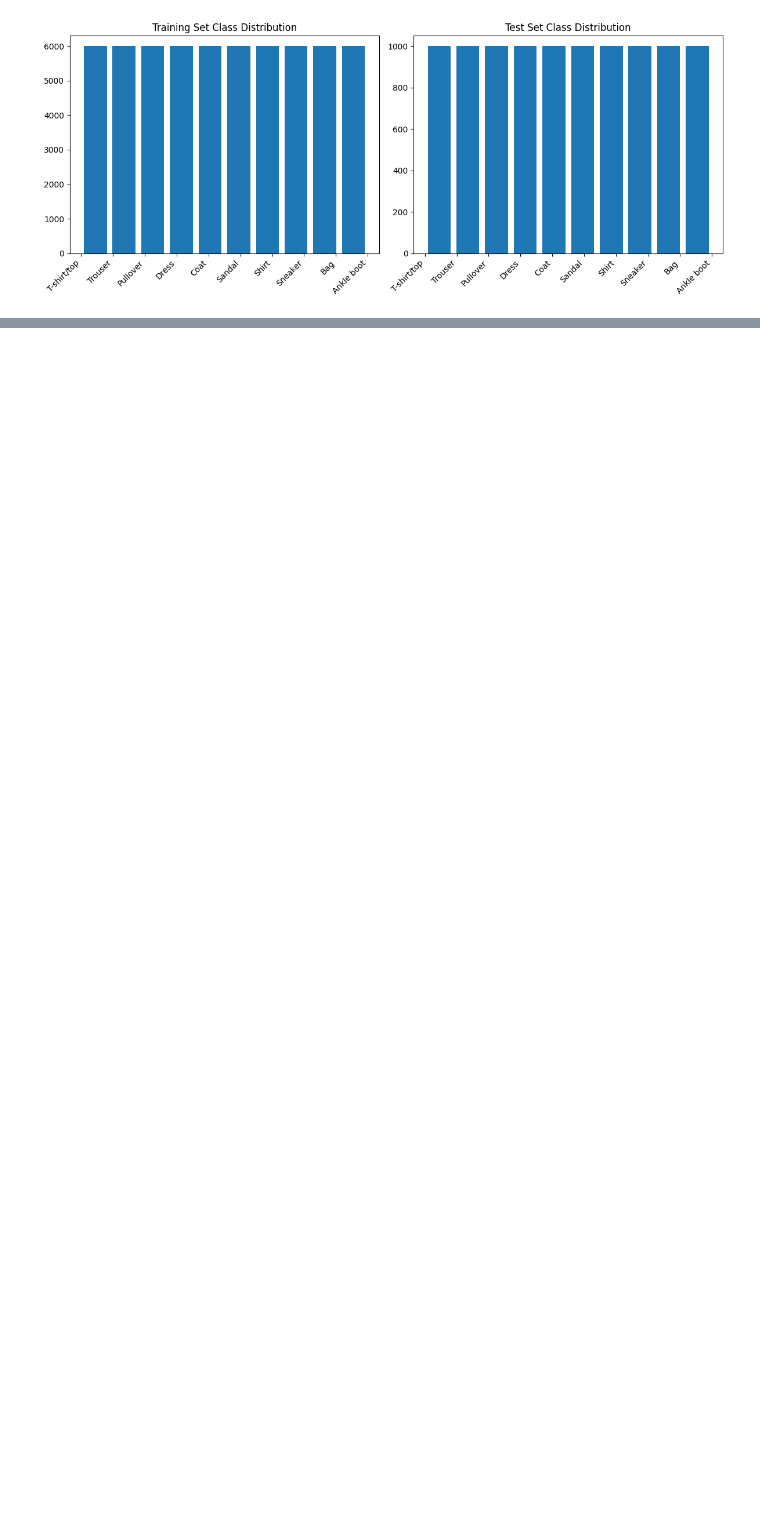
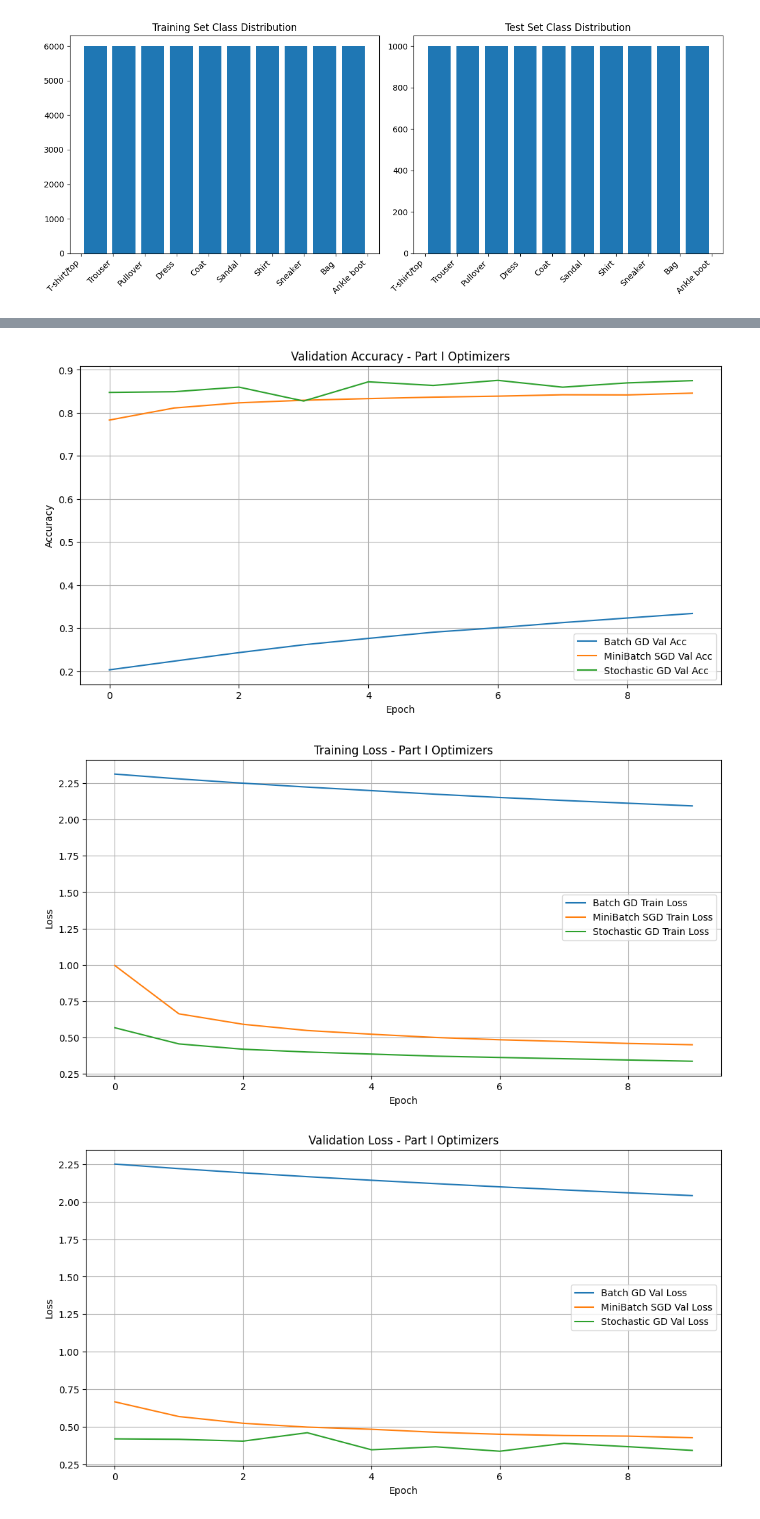
Before and after one commit to ab3lT/deep-learning-optimizer-comparison, a Jupyter notebook: notebook/part-one.ipynb, the cells around one changed output, grey strips where cells are left out. Drawn from its saved outputs; the diff is of its cells as text; code cells hidden in the pictures; blank space fills up the shorter version.

Commit message:
Implement feature X to enhance user experience and optimize performance

```diff
--- a/notebook/part-one.ipynb
+++ b/notebook/part-one.ipynb
@@ -67,7 +67,8 @@ Number of classes: 10
 [figure]
 # %%
 from tensorflow.keras.utils import to_categorical
-y_train_cat, y_test_cat = to_categorical(train_labels), to_categorical(train_labels)
+y_train_cat = to_categorical(y_train)
+y_test_cat = to_categorical(y_test)
 # %%
 # Part-I Optimizers (as callables to avoid reusing instances)
 optimizers = {
@@ -126,0 +128,41 @@ ValueError: Data cardinality is ambiguous. Make sure all arrays contain the same
+# %%
+plt.figure(figsize=(12, 6))
+for name, res in results.items():
+    plt.plot(res['history']['val_accuracy'], label=f"{name} Val Acc")
+plt.title("Validation Accuracy - Part I Optimizers")
+plt.xlabel("Epoch")
+plt.ylabel("Accuracy")
+plt.legend()
+plt.grid(True)
+plt.show()
+
+# Visualization - Training Loss
+plt.figure(figsize=(12, 6))
+for name, res in results.items():
+    plt.plot(res['history']['loss'], label=f"{name} Train Loss")
+plt.title("Training Loss - Part I Optimizers")
+plt.xlabel("Epoch")
+plt.ylabel("Loss")
+plt.legend()
+plt.grid(True)
+plt.show()
+
+# Visualization - Validation Loss
+plt.figure(figsize=(12, 6))
+for name, res in results.items():
+    plt.plot(res['history']['val_loss'], label=f"{name} Val Loss")
+plt.title("Validation Loss - Part I Optimizers")
+plt.xlabel("Epoch")
+plt.ylabel("Loss")
+plt.legend()
+plt.grid(True)
+plt.show()
+
+# Final performance table
+print("\nFinal Results - Part I:")
+for name, res in results.items():
+    print(f"{name:15} - Accuracy: {res['accuracy']:.4f}, F1 Score: {res['f1_score']:.4f}")
+# %% [output]
+[figure, added]
+[figure, added]
+[figure, added]
```
Also changed, not shown: parts of 2 cells of this notebook.
